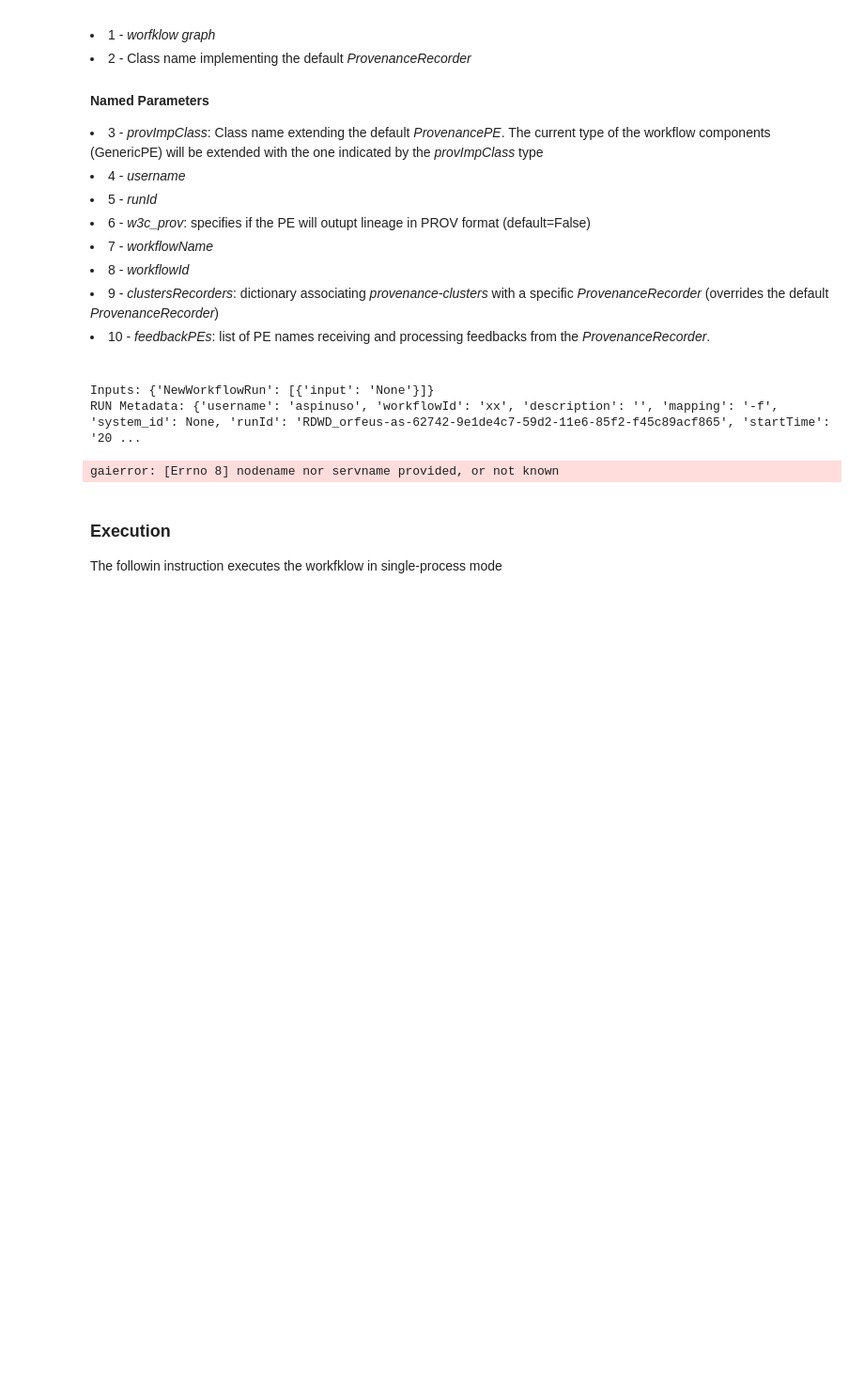
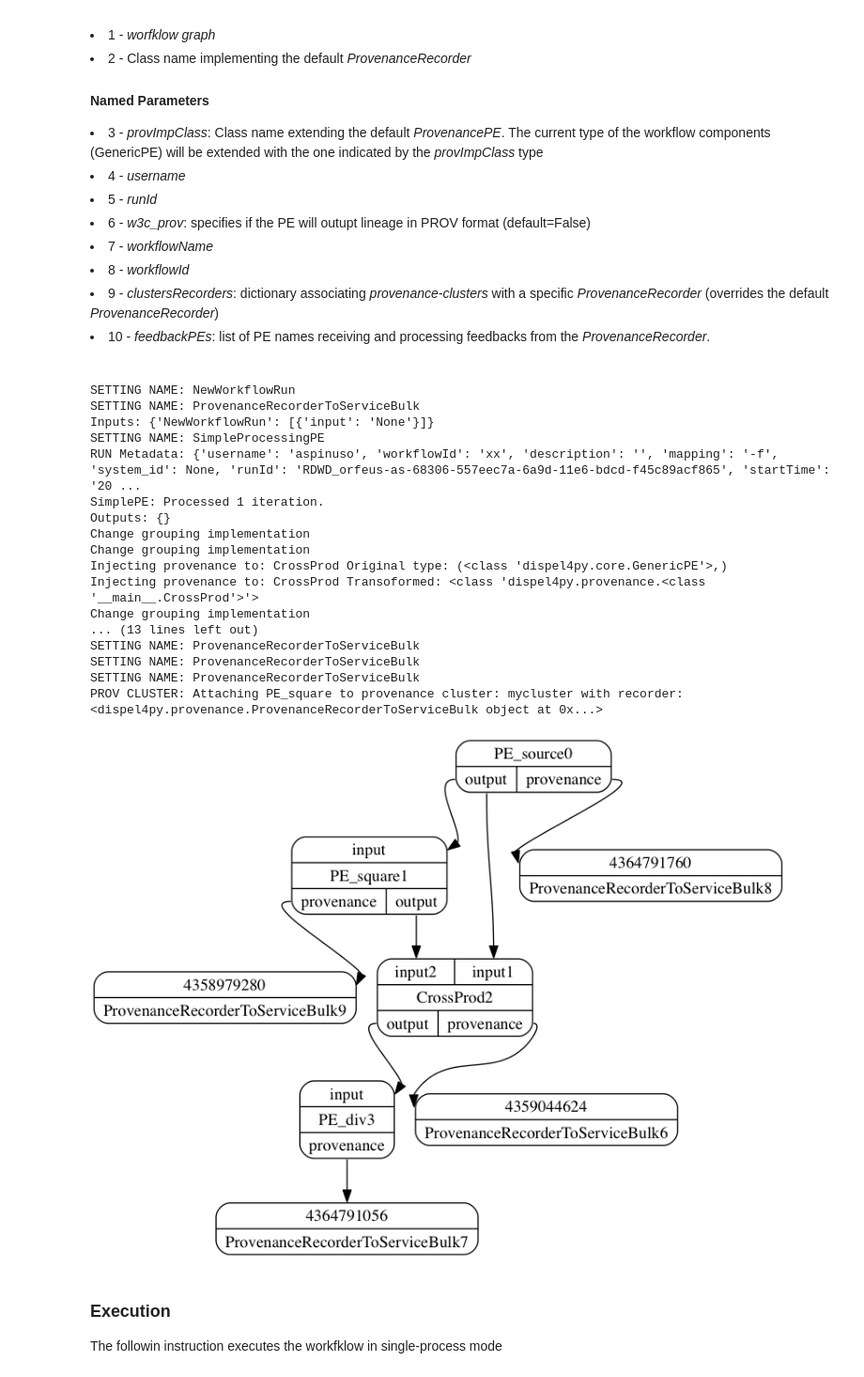
Before and after one commit to rayson1223/dispel4py, a Jupyter notebook: d4py provenance integration example.ipynb, the cells around one changed output. Shown at 94% size. Cells and saved outputs as stored; diff of their text form; code cells hidden in the pictures; blank space fills up the shorter version.

```diff
--- a/d4py provenance integration example.ipynb
+++ b/d4py provenance integration example.ipynb
@@ -227,23 +215,38 @@ The accepted parameters are the following:
 <br/>
 # %%
 #Location of the remote repository for runtime updates of the lineage traces. Shared among ProvenanceRecorder subtypes
-ProvenanceRecorder.REPOS_URL='http://localhost/workflow/insert'
+ProvenanceRecorder.REPOS_URL='http://localhost/prov/workflow/insert'
 
 # Ranomdly generated unique identifier for the current run
 rid='RDWD_'+getUniqueId()
 
 # if ProvenanceRecorderToFile is used, this path will contains all the resulting JSON documents
 os.environ['PROV_PATH']="./prov-files/"
 
 # Finally, provenance enhanced graph is prepared:
 InitiateNewRun(graph,ProvenanceRecorderToServiceBulk,provImpClass=ProvenancePE,username='aspinuso',runId=rid,w3c_prov=False,workflowName="test_rdwd",workflowId="xx")
 
 #.. and visualised..
 display(graph)
 # %% [output]
+SETTING NAME: NewWorkflowRun
+SETTING NAME: ProvenanceRecorderToServiceBulk
 Inputs: {'NewWorkflowRun': [{'input': 'None'}]}
-RUN Metadata: {'username': 'aspinuso', 'workflowId': 'xx', 'description': '', 'mapping': '-f', 'system_id': None, 'runId': 'RDWD_orfeus-as-62742-9e1de4c7-59d2-11e6-85f2-f45c89acf865', 'startTime': '20 ...
+SETTING NAME: SimpleProcessingPE
+RUN Metadata: {'username': 'aspinuso', 'workflowId': 'xx', 'description': '', 'mapping': '-f', 'system_id': None, 'runId': 'RDWD_orfeus-as-68306-557eec7a-6a9d-11e6-bdcd-f45c89acf865', 'startTime': '20 ...
+SimplePE: Processed 1 iteration.
+Outputs: {}
+Change grouping implementation
+Change grouping implementation
+Injecting provenance to: CrossProd Original type: (<class 'dispel4py.core.GenericPE'>,)
+Injecting provenance to: CrossProd Transoformed: <class 'dispel4py.provenance.<class '__main__.CrossProd'>'>
+Change grouping implementation
+... (13 lines left out)
+SETTING NAME: ProvenanceRecorderToServiceBulk
+SETTING NAME: ProvenanceRecorderToServiceBulk
+SETTING NAME: ProvenanceRecorderToServiceBulk
+PROV CLUSTER: Attaching PE_square to provenance cluster: mycluster with recorder:<dispel4py.provenance.ProvenanceRecorderToServiceBulk object at 0x...>
-gaierror: [Errno 8] nodename nor servname provided, or not known
+[figure, added]
 # %% [markdown]
 ### Execution
 The followin instruction executes the workfklow in single-process mode
```
Also changed, not shown: parts of 5 cells of this notebook, 1 other file.
